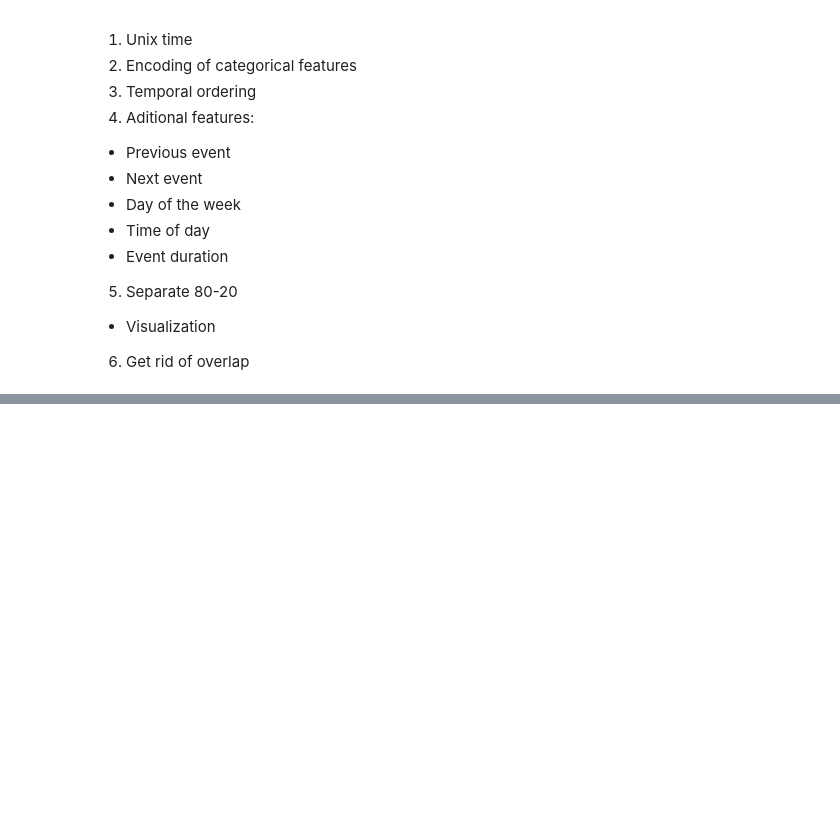
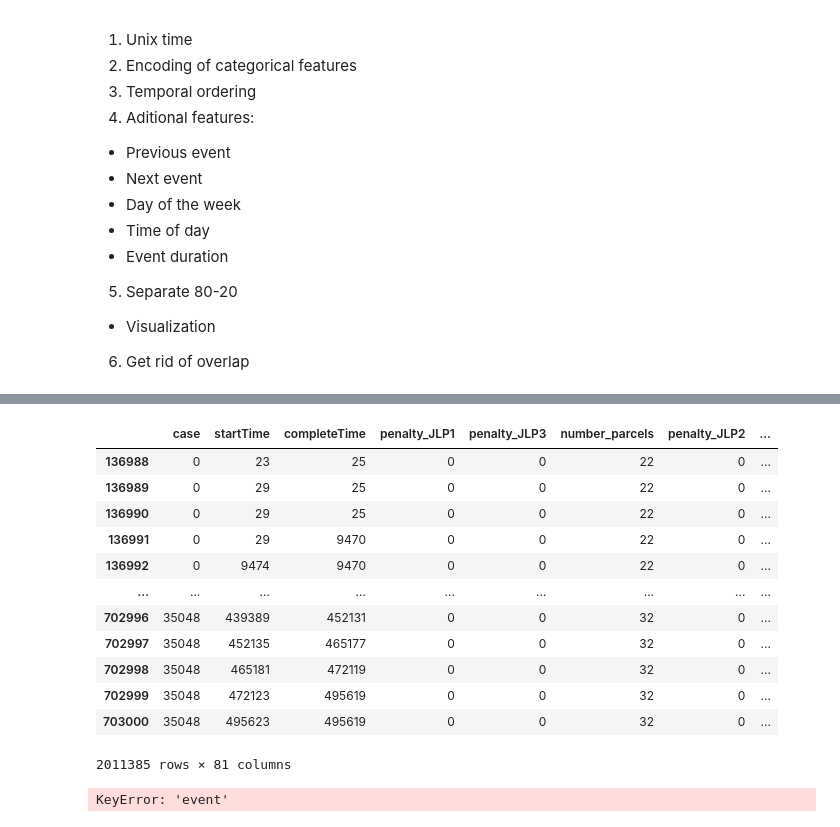
Before and after one commit to hbakardzhiev/DBL_Process_mining, a Jupyter notebook: Preprocessing.ipynb, the cells around one changed output, grey strips where cells are left out. Saved outputs shown, nothing was run; the diff lists cells and outputs as text; code cells hidden in the pictures; blank space fills up the shorter version.

```diff
--- a/Preprocessing.ipynb
+++ b/Preprocessing.ipynb
@@ -233,6 +241,20 @@ intersect_list = list(set(train_cases).intersection(test_cases))
 #test = test[test['case'] != intersect_list[0]]
 
 #works for more values
+org_train = train.copy()
+org_test = test.copy()
+df_ordinal_encoder = LabelEncoder()
+train=train.apply(df_ordinal_encoder.fit_transform)
+test=test.apply(df_ordinal_encoder.fit_transform)
 
 train = train[train['case'].isin(intersect_list) == False]
+X_train_time = train.drop(columns='duration')
+Y_train_time = train["duration"]
+X_train_event = train.drop(columns=["next_event"])
+Y_train_event = train["event"]
+
 test = test[test['case'].isin(intersect_list) == False]
+X_test_time = test.drop(columns='duration')
+Y_test_time = test["duration"]
+X_test_event = test.drop(columns=['next_event'])
+Y_test_event = test["event"]
@@ -239,3 +410,32 @@ test = test[test['case'].isin(intersect_list) == False]
+# %%
+X_train_event
+# %% [output]
+|  | case | startTime | completeTime | penalty_JLP1 | penalty_JLP3 | number_parcels | penalty_JLP2 | ... |
+| 136988 | 0 | 23 | 25 | 0 | 0 | 22 | 0 | ... |
+| 136989 | 0 | 29 | 25 | 0 | 0 | 22 | 0 | ... |
+| 136990 | 0 | 29 | 25 | 0 | 0 | 22 | 0 | ... |
+| 136991 | 0 | 29 | 9470 | 0 | 0 | 22 | 0 | ... |
+| 136992 | 0 | 9474 | 9470 | 0 | 0 | 22 | 0 | ... |
+| ... | ... | ... | ... | ... | ... | ... | ... | ... |
+| 702996 | 35048 | 439389 | 452131 | 0 | 0 | 32 | 0 | ... |
+| 702997 | 35048 | 452135 | 465177 | 0 | 0 | 32 | 0 | ... |
+| 702998 | 35048 | 465181 | 472119 | 0 | 0 | 32 | 0 | ... |
+| 702999 | 35048 | 472123 | 495619 | 0 | 0 | 32 | 0 | ... |
+| 703000 | 35048 | 495623 | 495619 | 0 | 0 | 32 | 0 | ... |
+2011385 rows × 81 columns
+# %%
+# Random forest event
+DT = DecisionTreeClassifier()
+RF = RandomForestClassifier()
+
+
+# DT_fit = DT.fit(X_train_event, Y_train_event)
+RF_fit = RF.fit(X_train_event['event'], Y_train_event)
+
+# DT_pred = DT_fit.predict(X_test_event)
+RF_pred = RF_fit.predict(X_test_event['event'])
+# %% [output]
+KeyError: 'event'
 # %%
 #visualization (no need to include in main code, but might be useful)
 log = pm4py.read_xes('bpi2018.xes')
```
Also changed, not shown: parts of 18 cells of this notebook.
